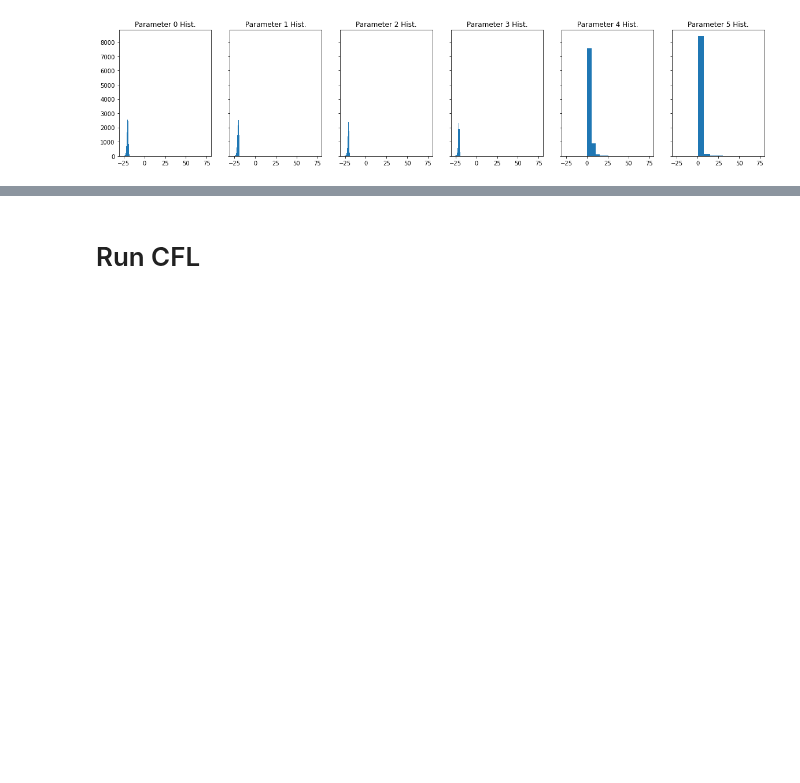
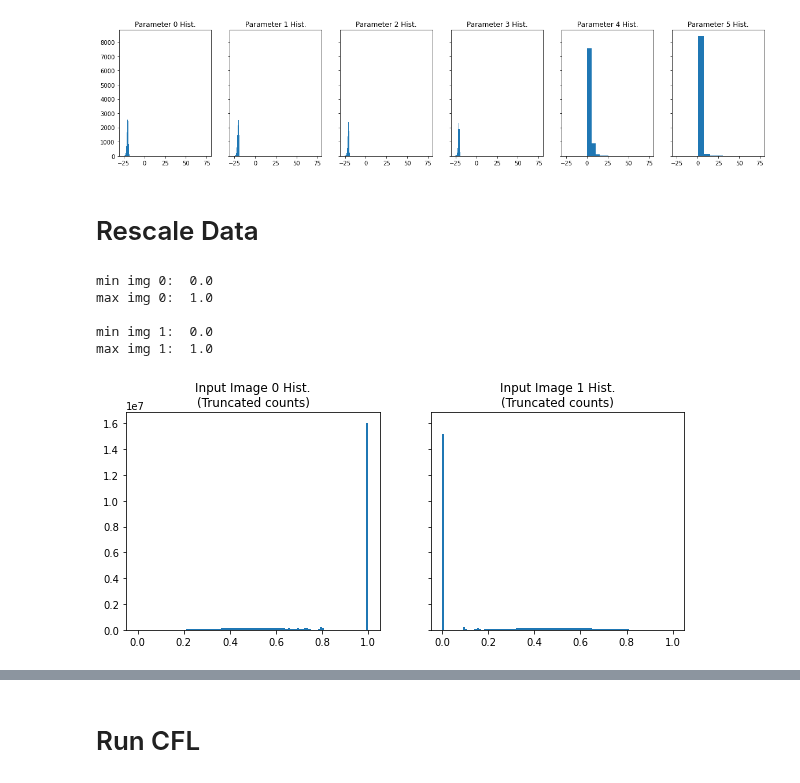
Before and after one commit to eberharf/cfl, a Jupyter notebook: cfl_examples/galaxies/cfl_galaxies0.ipynb, the cells around one changed output, grey strips where cells are left out. Cells and saved outputs as stored; diff of their text form; code cells hidden in the pictures; blank space fills up the shorter version.

```diff
--- a/cfl_examples/galaxies/cfl_galaxies0.ipynb
+++ b/cfl_examples/galaxies/cfl_galaxies0.ipynb
@@ -52,3 +52,5 @@ for i in range(6):
 plt.show()
 # %% [output]
 [figure]
+# %% [markdown]
+# Rescale Data
@@ -54,0 +66,20 @@ plt.show()
+# %%
+print('min img 0: ', np.min(X[:,:2601]))
+print('max img 0: ', np.max(X[:,:2601]))
+print()
+print('min img 1: ', np.min(X[:,2601:]))
+print('max img 1: ', np.max(X[:,2601:]))
+fig,ax = plt.subplots(1,2,figsize=(10,4), sharex=True, sharey=True)
+ax[0].hist(np.ravel(X[:,:2601]),100)
+ax[0].set_title('Input Image 0 Hist.\n(Truncated counts)')
+ax[1].hist(np.ravel(X[:,2601:]),100)
+ax[1].set_title('Input Image 1 Hist.\n(Truncated counts)')
+# plt.ylim(0,1e5)
+plt.show()
+# %% [output]
+min img 0:  0.0
+max img 0:  1.0
+
+min img 1:  0.0
+max img 1:  1.0
+[figure, added]
```
Also changed, not shown: parts of 15 cells of this notebook.
